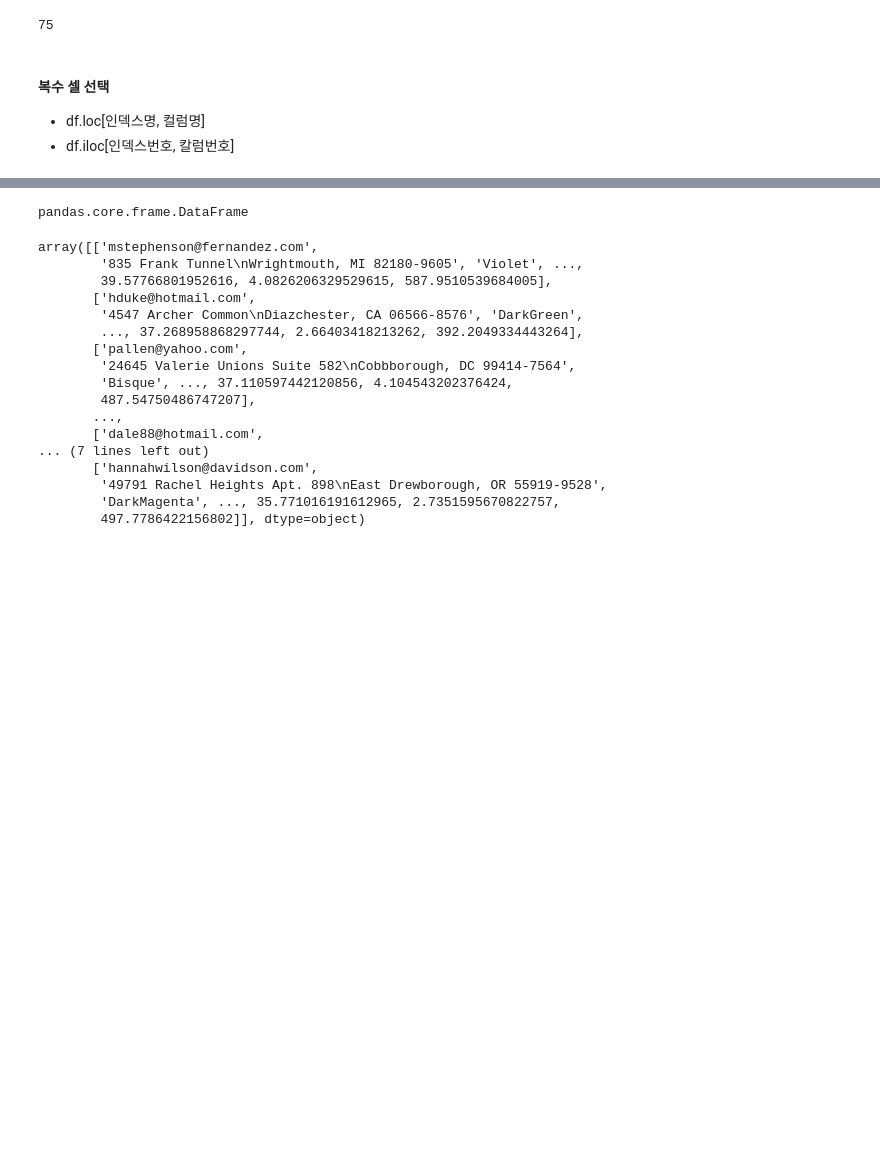
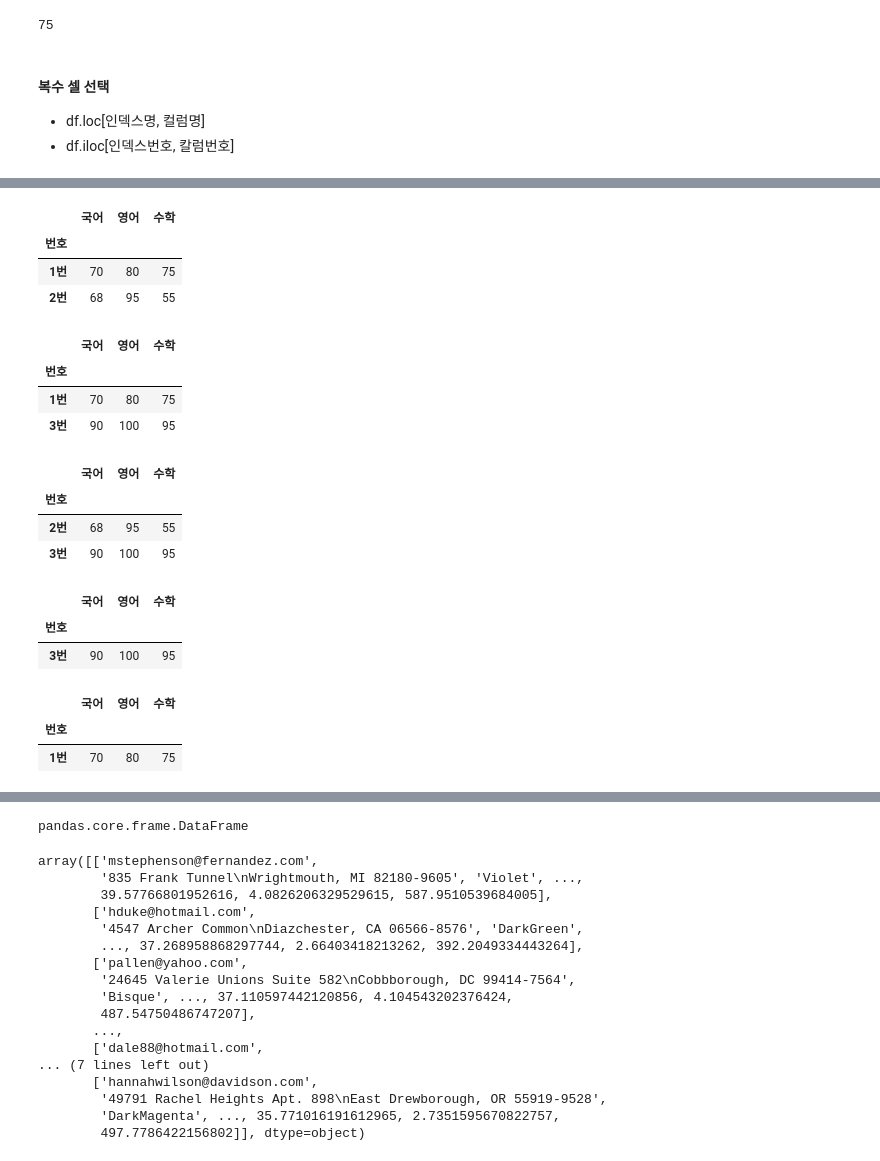
Before and after one commit to psuny1116/python-, a Jupyter notebook: python_data_analysis_basic.ipynb, the cells around one changed output, grey strips where cells are left out. Cells and saved outputs as stored; diff of their text form; code cells hidden in the pictures; blank space fills up the shorter version.

```diff
--- a/python_data_analysis_basic.ipynb
+++ b/python_data_analysis_basic.ipynb
@@ -543,0 +587,51 @@ data.loc['1번', '수학']
+# %%
+# 수학 칼럼이 80보다 작은 경우만 선택
+
+cond = data['수학'] < 80
+data[cond]
+# %% [output]
+|  | 국어 | 영어 | 수학 |
+| 번호 |  |  |  |
+| 1번 | 70 | 80 | 75 |
+| 2번 | 68 | 95 | 55 |
+# %%
+# True/ Fasle 값을 가지고 조건을 만들어도 됨. 이때, 데이터 프레임의 행 개수와 리스트의 원소 개수가 동일해야 함
+cond = [True, False, True]     # 이렇게 하면 첫번째, 세번째 행만 가져옴
+data[cond]
+# %% [output]
+|  | 국어 | 영어 | 수학 |
+| 번호 |  |  |  |
+| 1번 | 70 | 80 | 75 |
+| 3번 | 90 | 100 | 95 |
+# %%
+# 영어나 수학 둘 중 하나라도 80을 넘는 경우
+
+cond3 = (data['영어'] > 80)
+cond4 = (data['수학'] > 80)
+
+data[cond3 | cond4]     # | = or, & = and
+# %% [output]
+|  | 국어 | 영어 | 수학 |
+| 번호 |  |  |  |
+| 2번 | 68 | 95 | 55 |
+| 3번 | 90 | 100 | 95 |
+# %%
+# 영어, 수학 모두 80넘는 경우
+
+data[cond3 & cond4]
+# %% [output]
+|  | 국어 | 영어 | 수학 |
+| 번호 |  |  |  |
+| 3번 | 90 | 100 | 95 |
+# %%
+# \(역슬러시)를 이용하면 코드 중간에 줄바꿈을 할 수 있음
+
+cond = (data['영어'] >= 70) \
+     & (data['수학'] >= 70) \
+     & (data['수학'] < 90)
+
+data[cond]
+# %% [output]
+|  | 국어 | 영어 | 수학 |
+| 번호 |  |  |  |
+| 1번 | 70 | 80 | 75 |
```
Also changed, not shown: parts of 12 cells of this notebook.
